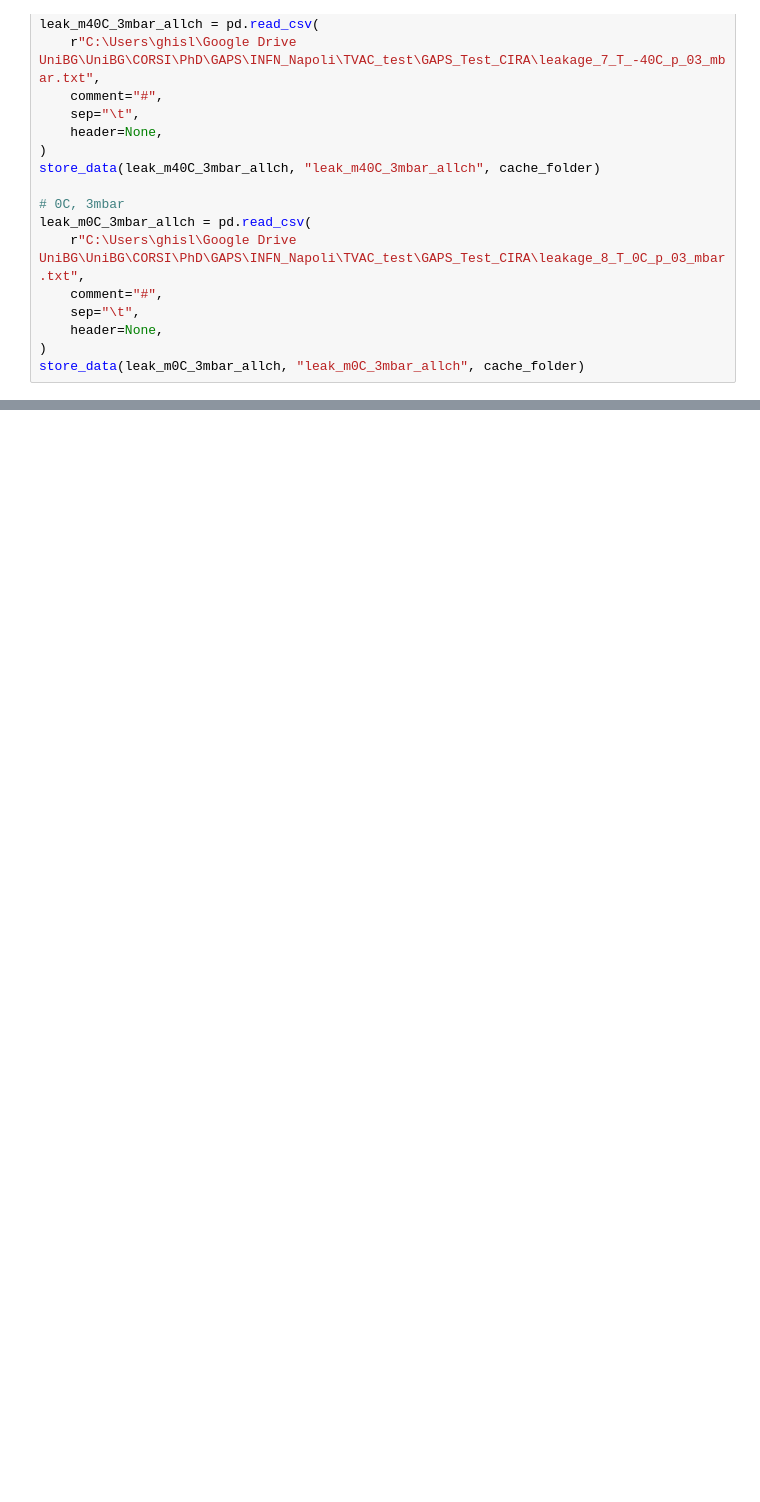
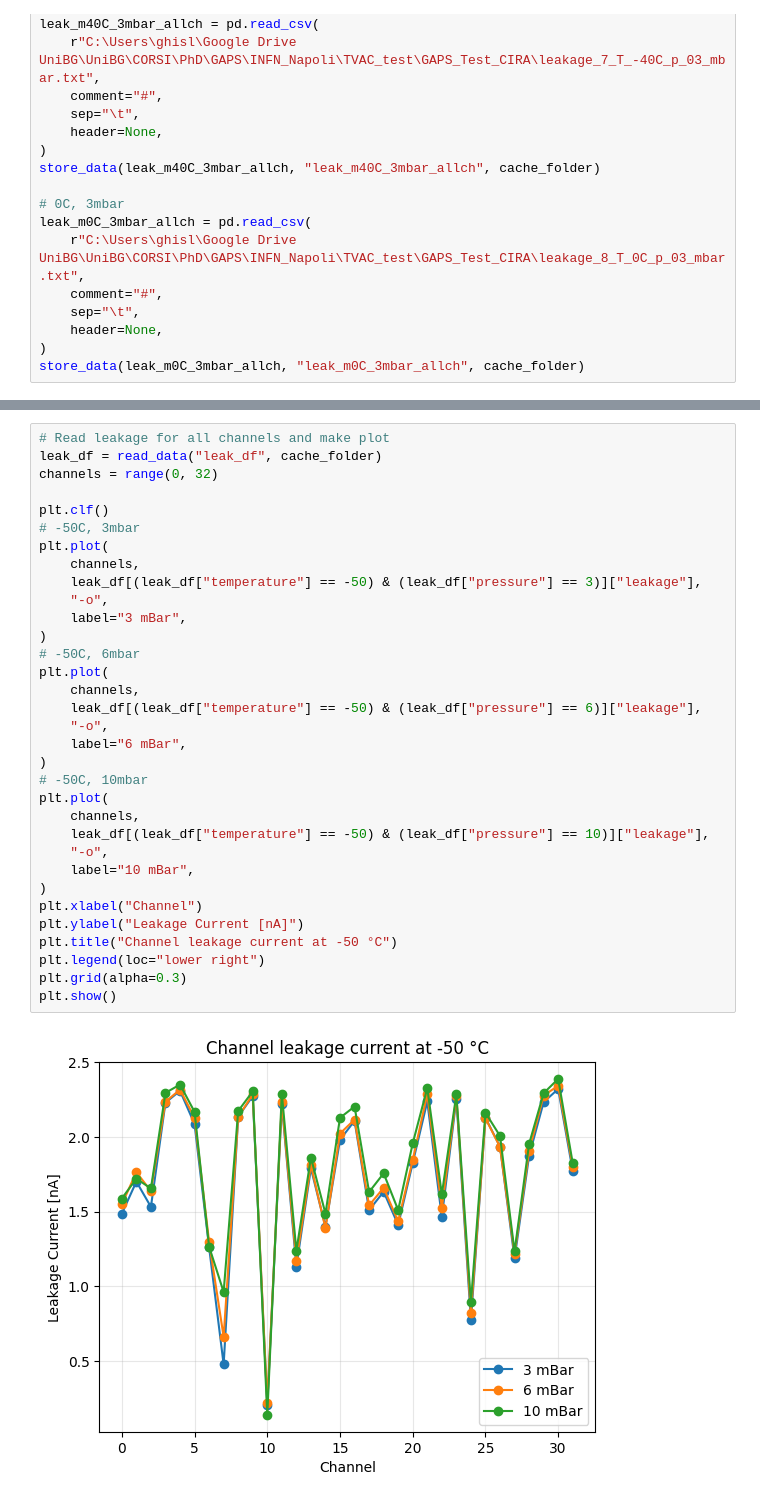
Before and after one commit to microlab-unibg/GAPS_TVAC_module_029_test, a Jupyter notebook: leakage_current.ipynb, the cells around one changed output, grey strips where cells are left out. Drawn from its saved outputs; the diff is of its cells as text; blank space fills up the shorter version.

```diff
--- a/leakage_current.ipynb
+++ b/leakage_current.ipynb
@@ -141,0 +237,35 @@ for ch in channels:
+# %%
+# Read leakage for all channels and make plot
+leak_df = read_data("leak_df", cache_folder)
+channels = range(0, 32)
+
+plt.clf()
+# -50C, 3mbar
+plt.plot(
+    channels,
+    leak_df[(leak_df["temperature"] == -50) & (leak_df["pressure"] == 3)]["leakage"],
+    "-o",
+    label="3 mBar",
+)
+# -50C, 6mbar
+plt.plot(
+    channels,
+    leak_df[(leak_df["temperature"] == -50) & (leak_df["pressure"] == 6)]["leakage"],
+    "-o",
+    label="6 mBar",
+)
+# -50C, 10mbar
+plt.plot(
+    channels,
+    leak_df[(leak_df["temperature"] == -50) & (leak_df["pressure"] == 10)]["leakage"],
+    "-o",
+    label="10 mBar",
+)
+plt.xlabel("Channel")
+plt.ylabel("Leakage Current [nA]")
+plt.title("Channel leakage current at -50 °C")
+plt.legend(loc="lower right")
+plt.grid(alpha=0.3)
+plt.show()
+# %% [output]
+[figure, added]
```
Also changed, not shown: parts of 3 cells of this notebook, 1 other file.
